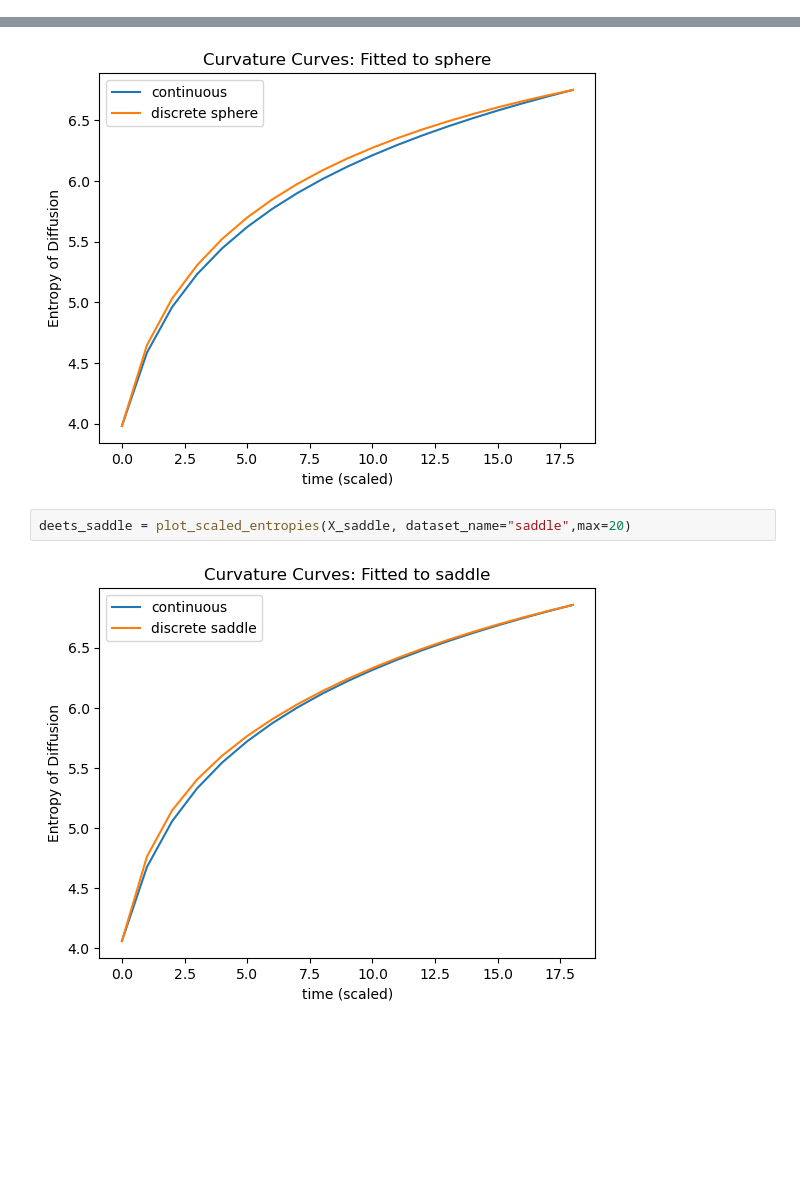
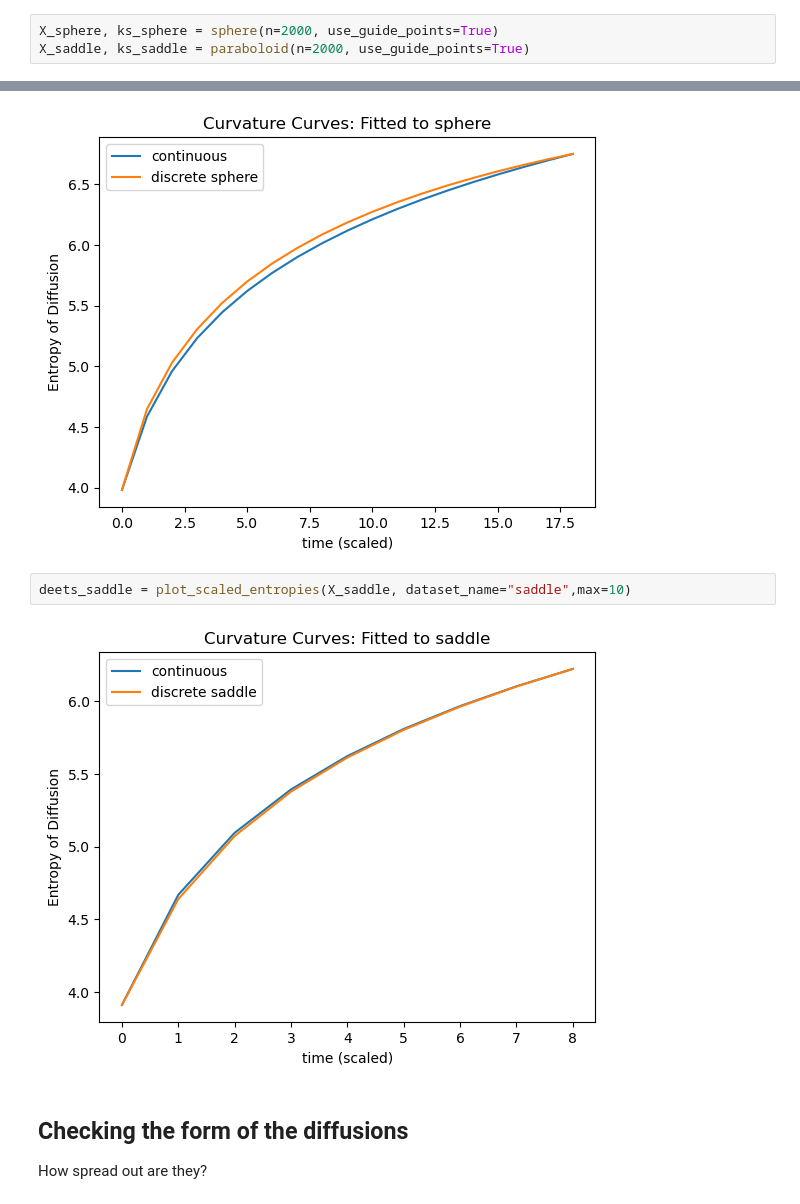
Before and after one commit to professorwug/diffusion-curvature-old, a Jupyter notebook: 09b_analytic_curvature_curves.ipynb, the cells around one changed output, grey strips where cells are left out. Cells and saved outputs as stored; diff of their text form; blank space fills up the shorter version.

```diff
--- a/09b_analytic_curvature_curves.ipynb
+++ b/09b_analytic_curvature_curves.ipynb
@@ -88,8 +101,14 @@ deets = plot_scaled_entropies(X_plane, dataset_name="plane", max=20)
+# %%
+X_sphere, ks_sphere = sphere(n=2000, use_guide_points=True)
+X_saddle, ks_saddle = paraboloid(n=2000, use_guide_points=True)
 # %%
 deets_sphere = plot_scaled_entropies(X_sphere, dataset_name="sphere", max=20)
 # %% [output]
 [figure]
 # %%
-deets_saddle = plot_scaled_entropies(X_saddle, dataset_name="saddle",max=20)
+deets_saddle = plot_scaled_entropies(X_saddle, dataset_name="saddle",max=10)
 # %% [output]
-[figure, old version]
+[figure, new version]
+# %% [markdown]
+## Checking the form of the diffusions
+How spread out are they?
```
Also changed, not shown: parts of 46 cells of this notebook, 3 other files.
